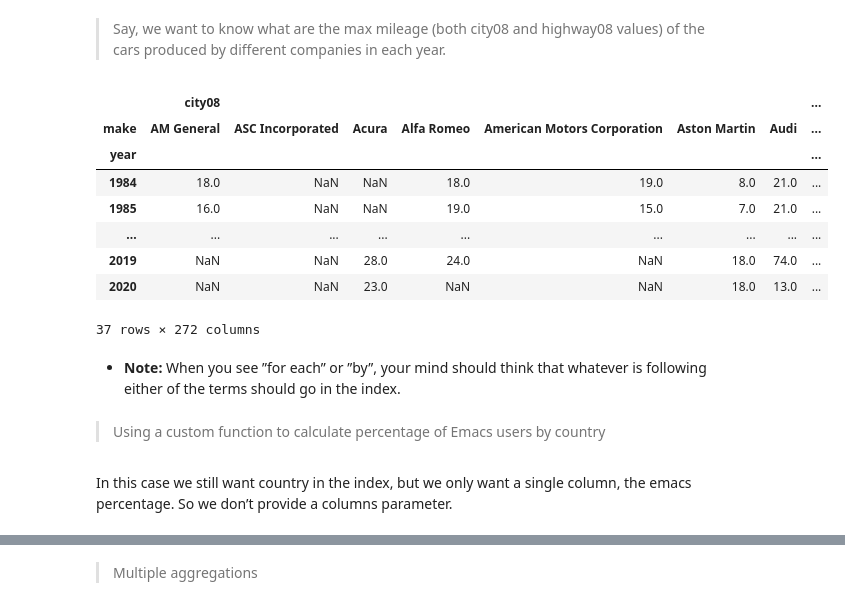
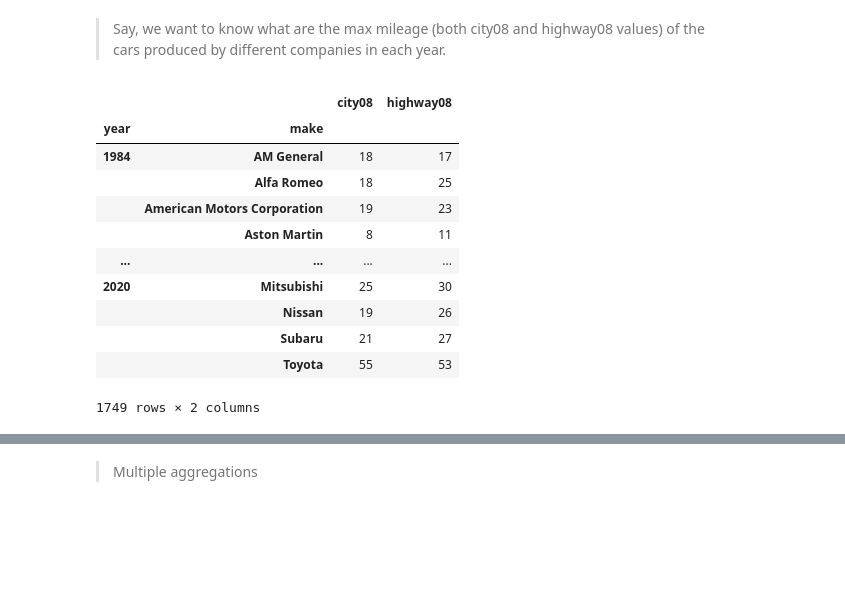
Before and after one commit to AindreaAjax/ML_Introduction, a Jupyter notebook: Pandas/04_DataFrames.ipynb, the cells around one changed output, grey strips where cells are left out. Drawn from its saved outputs; the diff is of its cells as text; code cells hidden in the pictures; blank space fills up the shorter version.

```diff
--- a/Pandas/04_DataFrames.ipynb
+++ b/Pandas/04_DataFrames.ipynb
@@ -862,20 +954,19 @@ The *unique values of the specified column(s) are converted to indexes and colum
 # %%
 # max mileage of cars produced by different companies in each year
 max_mpg_year_manufac = vehicles.pivot_table(
-    index="year", columns="make", values=["city08", "highway08"], aggfunc="max"
+    index=["year", "make"], values=["city08", "highway08"], aggfunc="max", fill_value=0
 )
 max_mpg_year_manufac
 # %% [output]
-|  | city08 |  |  |  |  |  |  | ... |
-| make | AM General | ASC Incorporated | Acura | Alfa Romeo | American Motors Corporation | Aston Martin | Audi | ... |
-| year |  |  |  |  |  |  |  | ... |
-| 1984 | 18.0 | NaN | NaN | 18.0 | 19.0 | 8.0 | 21.0 | ... |
-| 1985 | 16.0 | NaN | NaN | 19.0 | 15.0 | 7.0 | 21.0 | ... |
-| ... | ... | ... | ... | ... | ... | ... | ... | ... |
-| 2019 | NaN | NaN | 28.0 | 24.0 | NaN | 18.0 | 74.0 | ... |
-| 2020 | NaN | NaN | 23.0 | NaN | NaN | 18.0 | 13.0 | ... |
+|  |  | city08 | highway08 |
+| year | make |  |  |
+| 1984 | AM General | 18 | 17 |
+|  | Alfa Romeo | 18 | 25 |
+|  | American Motors Corporation | 19 | 23 |
+|  | Aston Martin | 8 | 11 |
+| ... | ... | ... | ... |
+| 2020 | Mitsubishi | 25 | 30 |
+|  | Nissan | 19 | 26 |
+|  | Subaru | 21 | 27 |
+|  | Toyota | 55 | 53 |
-37 rows × 272 columns
+1749 rows × 2 columns
-# %% [markdown]
-- **Note:** When you see ”for each” or ”by”, your mind should think that whatever is following either of the terms should go in the index.
-# %% [markdown]
-> Using a custom function to calculate percentage of Emacs users by country
@@ -885,2 +972,0 @@ def emacs_per(ser):
-# %% [markdown]
-In this case we still want country in the index, but we only want a single column, the emacs percentage. So we don’t provide a columns parameter.
```
Also changed, not shown: parts of 35 cells of this notebook, 3 other files.
